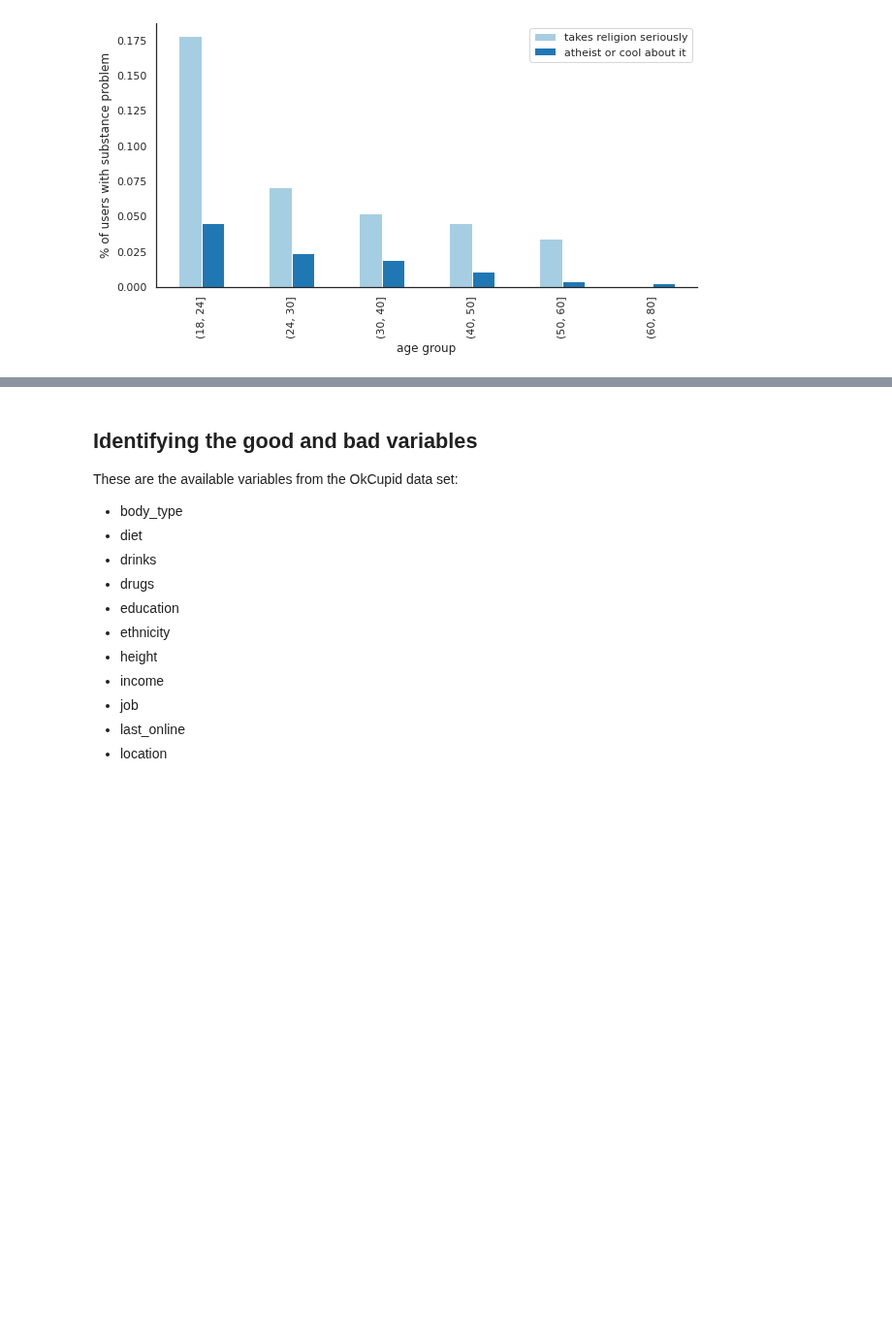
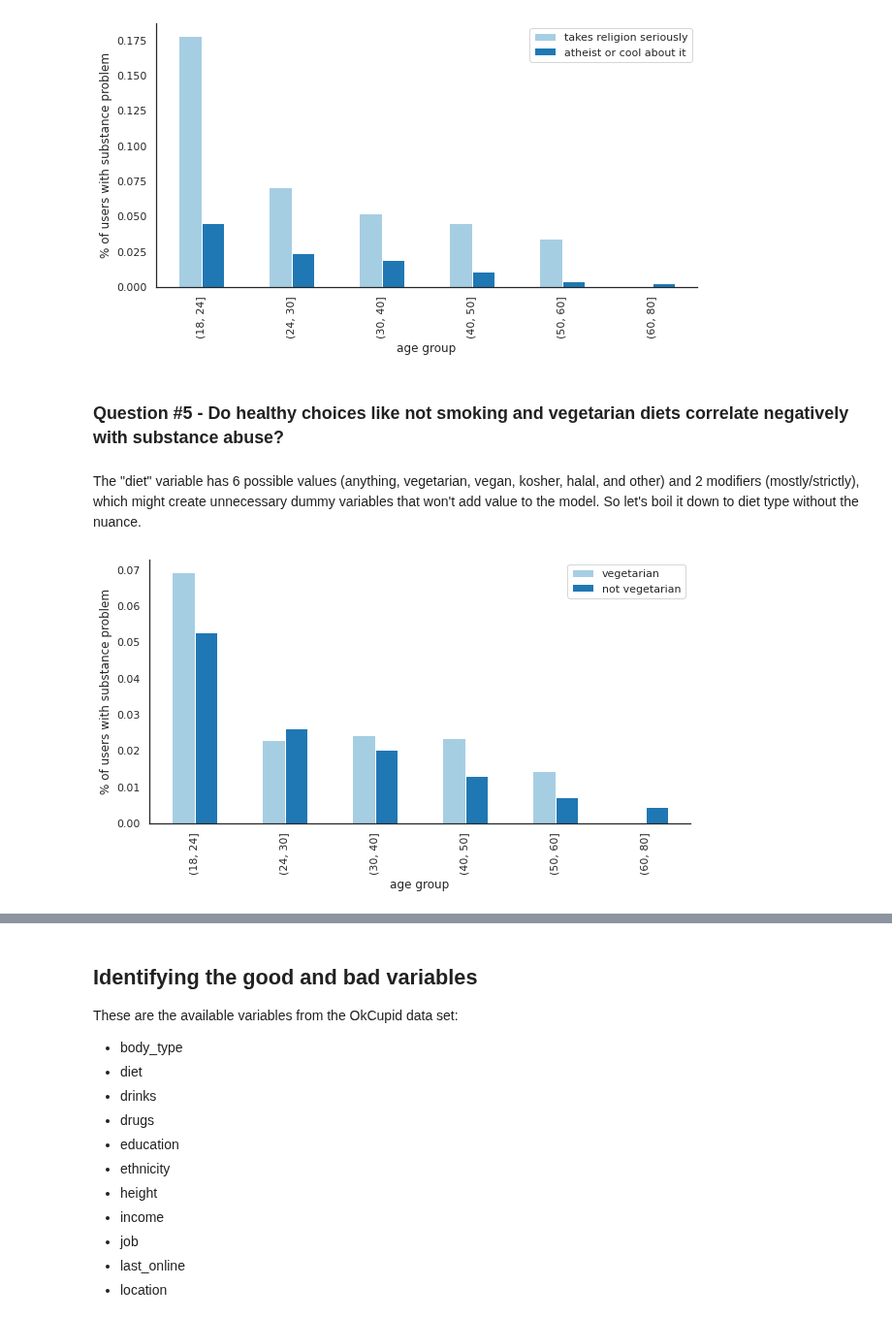
Before and after one commit to brunoarine/substance-problem-study, a Jupyter notebook: notebooks/project.ipynb, the cells around one changed output, grey strips where cells are left out. Shown at 97% size. Cells and saved outputs as stored; diff of their text form; code cells hidden in the pictures; blank space fills up the shorter version.

Commit message:
feat: Assess smoker and vegetarian variables

```diff
--- a/notebooks/project.ipynb
+++ b/notebooks/project.ipynb
@@ -210,3 +229,13 @@ sns.despine()
 plt.show()
 # %% [output]
 [figure]
+# %% [markdown]
+### Question #5 - Do healthy choices like not smoking and vegetarian diets correlate negatively with substance abuse?
+# %%
+df["smokes"] = df["smokes"].replace({"yes": 1,
+                                    "sometimes": 1,
+                                    "when drinking": 1,
+                                    "trying to quit": 1,
+                                    "no": 0})
+# %% [markdown]
+The "diet" variable has 6 possible values (anything, vegetarian, vegan, kosher, halal, and other) and 2 modifiers (mostly/strictly), which might create unnecessary dummy variables that won't add value to the model. So let's boil it down to diet type without the nuance.
@@ -212,0 +245,15 @@ plt.show()
+# %%
+sns.set_palette("Paired")
+
+vegetarian_yes = df[df["vegetarian"] == True].groupby("age_group")["abuse"].mean().to_frame()
+vegetarian_no = df[df["vegetarian"] == False].groupby("age_group")["abuse"].mean().to_frame()
+vegetarian = pd.concat([vegetarian_yes, vegetarian_no], axis=1)
+vegetarian.columns = ["vegetarian", "not vegetarian"]
+
+vegetarian.plot.bar(figsize=(10,5))
+plt.ylabel("% of users with substance problem")
+plt.xlabel("age group")
+sns.despine()
+plt.show()
+# %% [output]
+[figure, added]
```
Also changed, not shown: parts of 12 cells of this notebook.
